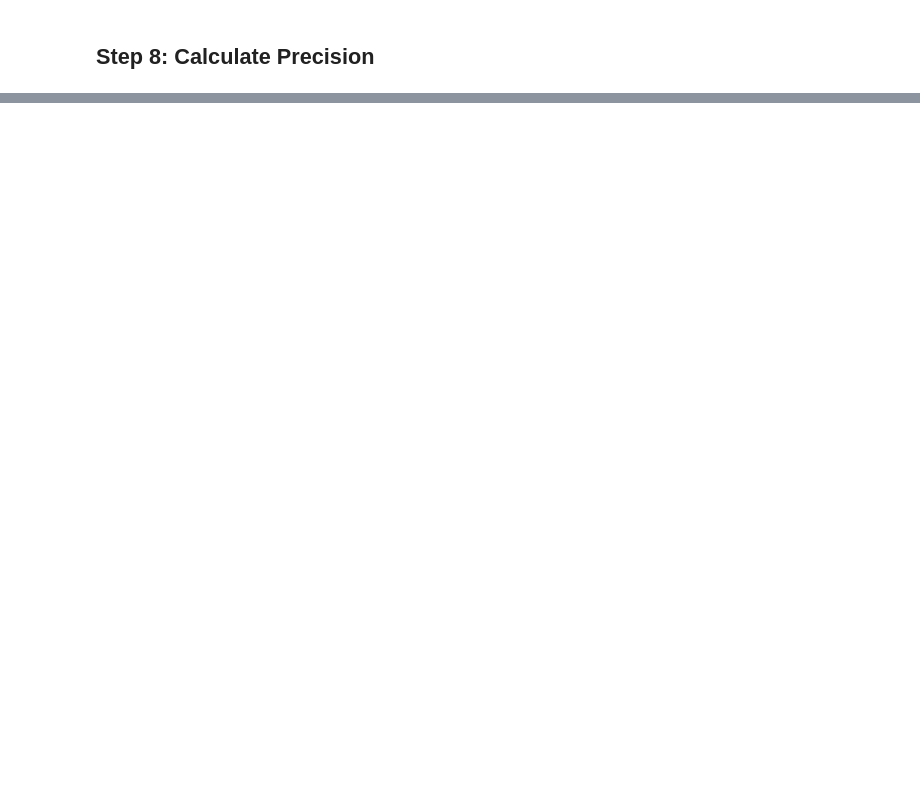
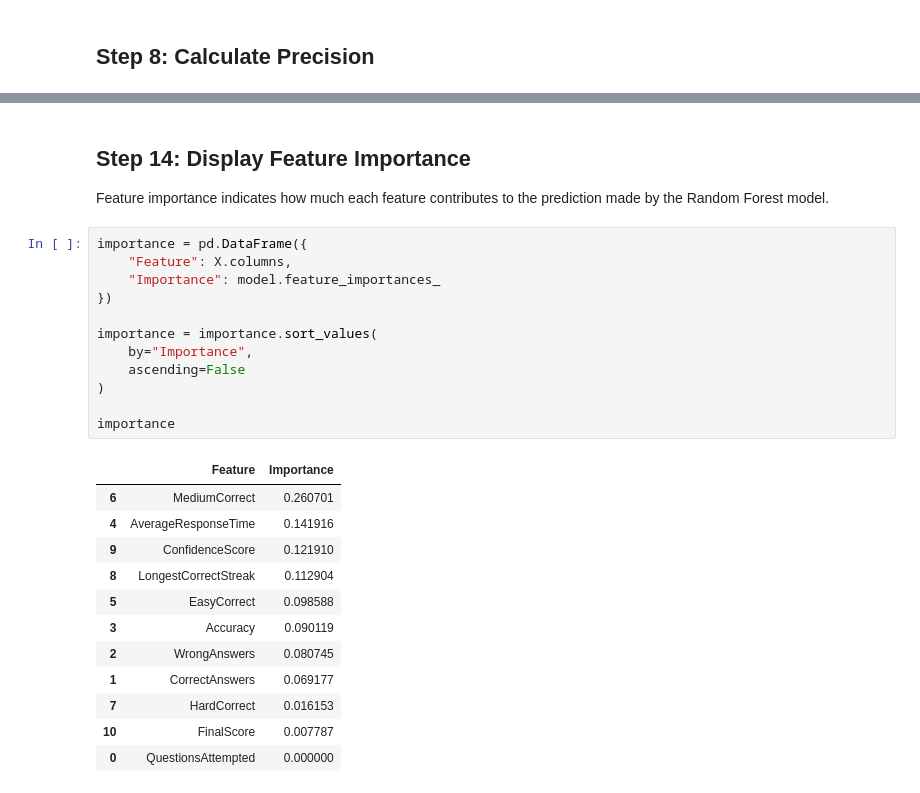
Before and after one commit to cenna-alias/aptitude-test-engine, a Jupyter notebook: notebooks/04_Model_Evaluation.ipynb, the cells around one changed output, grey strips where cells are left out. Drawn from its saved outputs; the diff is of its cells as text; blank space fills up the shorter version.

```diff
--- a/notebooks/04_Model_Evaluation.ipynb
+++ b/notebooks/04_Model_Evaluation.ipynb
@@ -106,0 +178,29 @@ Precision: 1.0
+# %% [markdown]
+## Step 14: Display Feature Importance
+
+Feature importance indicates how much each feature contributes to the prediction made by the Random Forest model.
+# %%
+importance = pd.DataFrame({
+    "Feature": X.columns,
+    "Importance": model.feature_importances_
+})
+
+importance = importance.sort_values(
+    by="Importance",
+    ascending=False
+)
+
+importance
+# %% [output]
+|  | Feature | Importance |
+| 6 | MediumCorrect | 0.260701 |
+| 4 | AverageResponseTime | 0.141916 |
+| 9 | ConfidenceScore | 0.121910 |
+| 8 | LongestCorrectStreak | 0.112904 |
+| 5 | EasyCorrect | 0.098588 |
+| 3 | Accuracy | 0.090119 |
+| 2 | WrongAnswers | 0.080745 |
+| 1 | CorrectAnswers | 0.069177 |
+| 7 | HardCorrect | 0.016153 |
+| 10 | FinalScore | 0.007787 |
+| 0 | QuestionsAttempted | 0.000000 |
```
Also changed, not shown: parts of 16 cells of this notebook, 12 other files.
